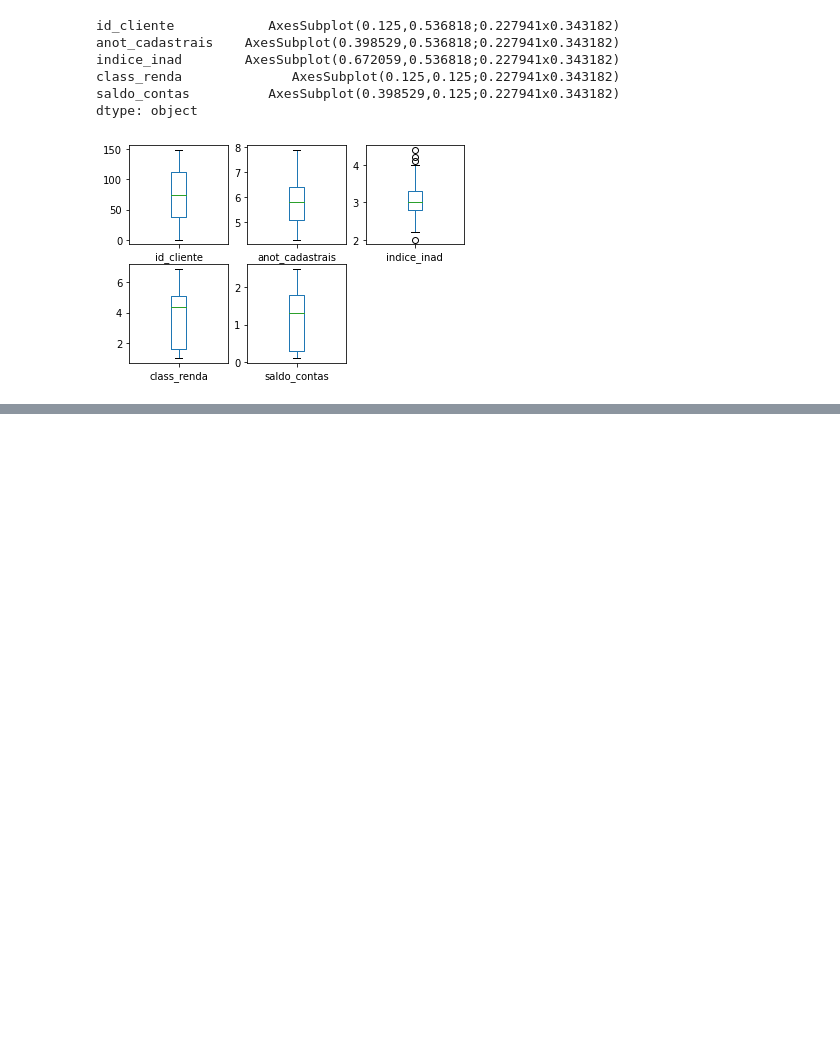
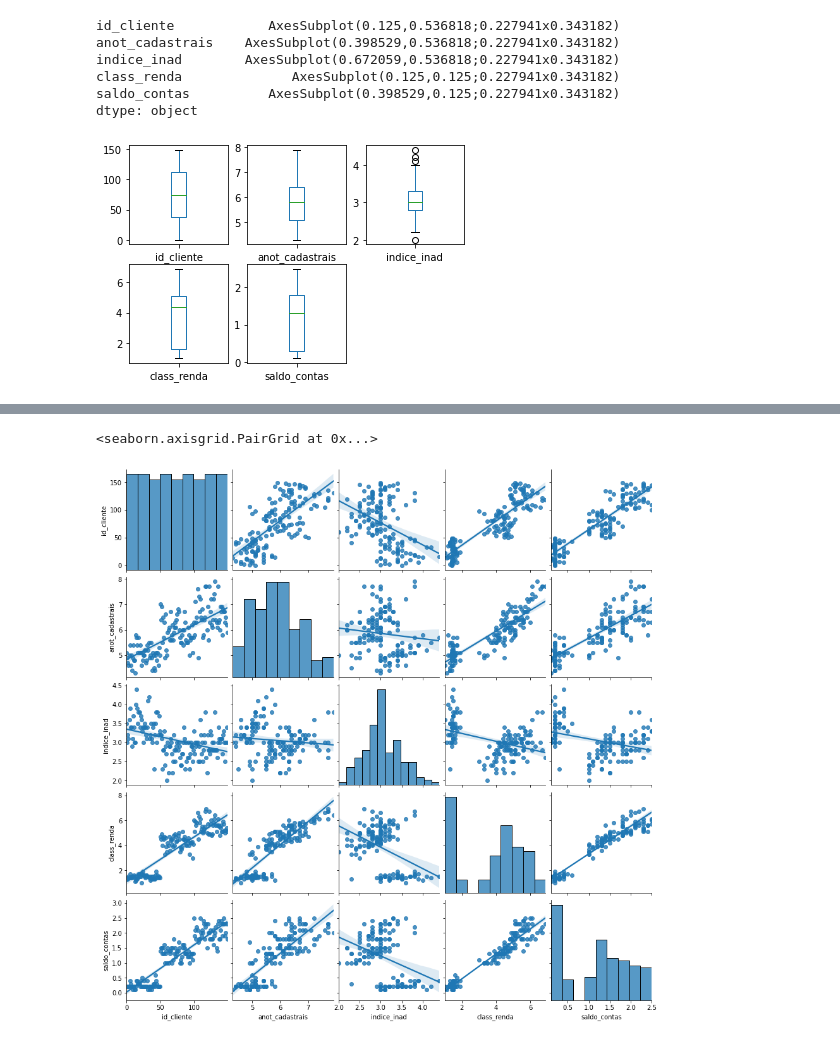
Before and after one commit to Lucas-Souza-Santos/Python, a Jupyter notebook: MachineLearning/aula01.ipynb, the cells around one changed output, grey strips where cells are left out. Drawn from its saved outputs; the diff is of its cells as text; code cells hidden in the pictures; blank space fills up the shorter version.

```diff
--- a/MachineLearning/aula01.ipynb
+++ b/MachineLearning/aula01.ipynb
@@ -120,0 +133,6 @@ dtype: object
+# %%
+# Criação do Gráfico de dispersão sem agregar pelo TARGET
+sns.pairplot(dataset, kind="reg")
+# %% [output]
+<seaborn.axisgrid.PairGrid at 0x...>
+[figure, added]
```
Also changed, not shown: parts of 6 cells of this notebook.
